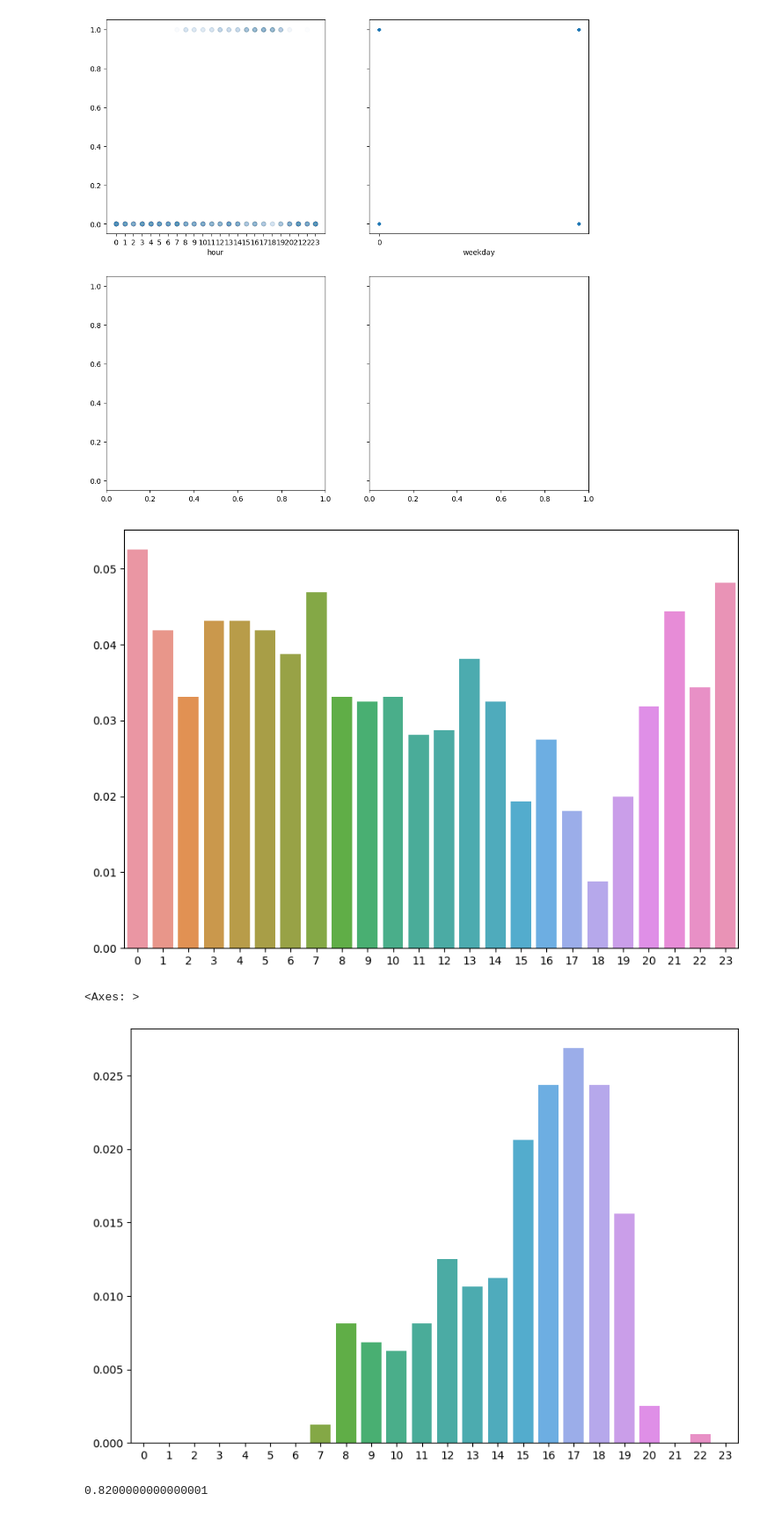
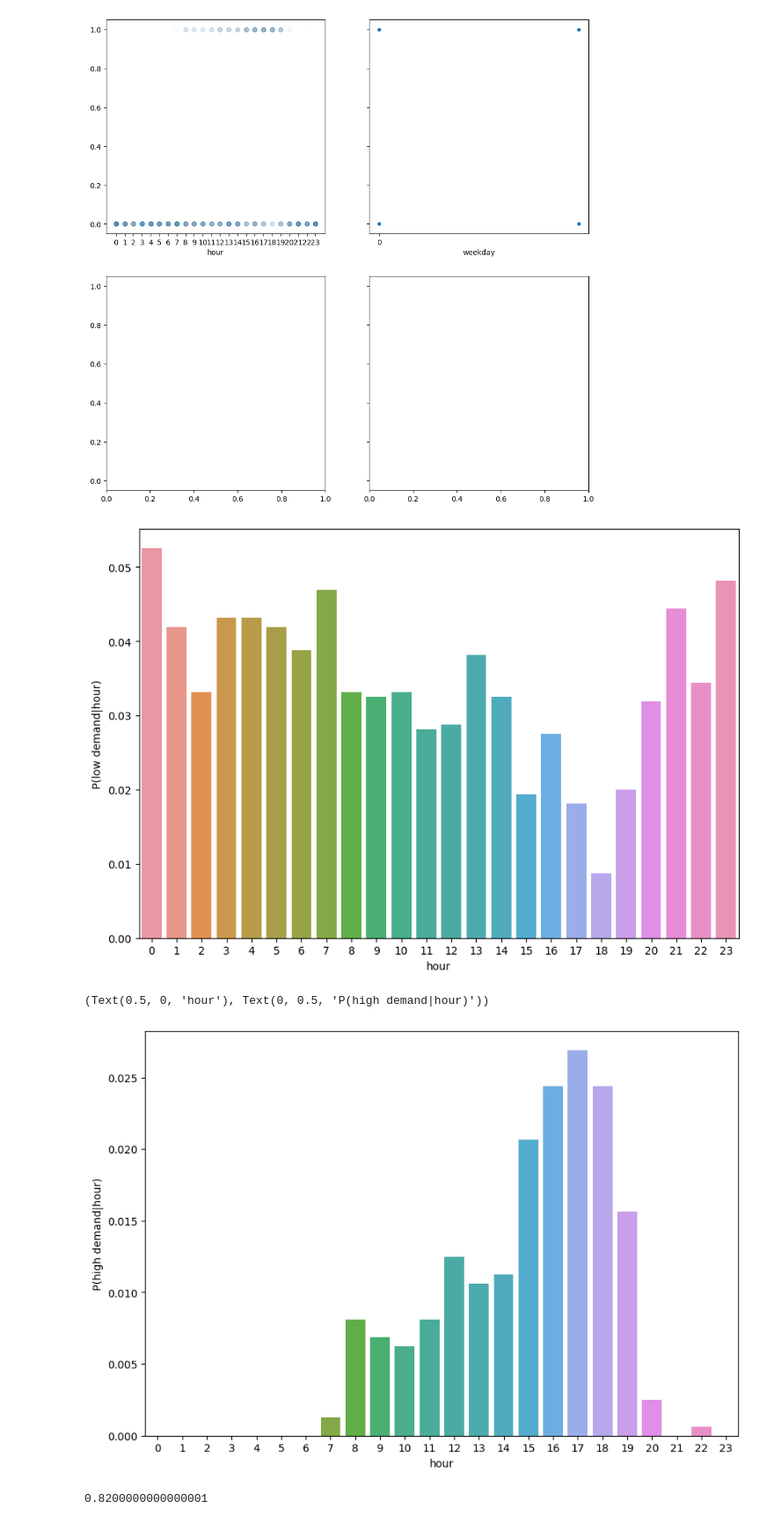
Before and after one commit to SunAndClouds/SML-Project, a Jupyter notebook: Exploratory Data Analysis.ipynb, the cells around one changed output. Shown at 88% size. Drawn from its saved outputs; the diff is of its cells as text; code cells hidden in the pictures.

```diff
--- a/Exploratory Data Analysis.ipynb
+++ b/Exploratory Data Analysis.ipynb
@@ -47,21 +47,21 @@ plt.show()
 # %% [output]
 [figure]
 # %%
-
 P_cond_low = (hour[:,None] == np.arange(24)) * (demand[:,None] == 0)
 P_cond_low = P_cond_low.astype(float)
 
 P_cond_high = (hour[:,None] == np.arange(24)) * (demand[:,None] ==1)
 P_cond_high = P_cond_high.astype(float)
 
 sns.barplot(x=np.arange(24), y=P_cond_low.mean(0))
-plt.xlabel("hour"), plt.ylabel("")
+plt.xlabel("hour"), plt.ylabel("P(low demand|hour)")
 plt.show()
 sns.barplot(x=np.arange(24), y=P_cond_high.mean(0))
+plt.xlabel("hour"), plt.ylabel("P(high demand|hour)")
 # %% [output]
-[figure, old version]
+[figure, new version]
-<Axes: >
+(Text(0.5, 0, 'hour'), Text(0, 0.5, 'P(high demand|hour)'))
-[figure, old version]
+[figure, new version]
 # %%
 P_cond_low.mean(0).sum()
 # %% [output]
```
